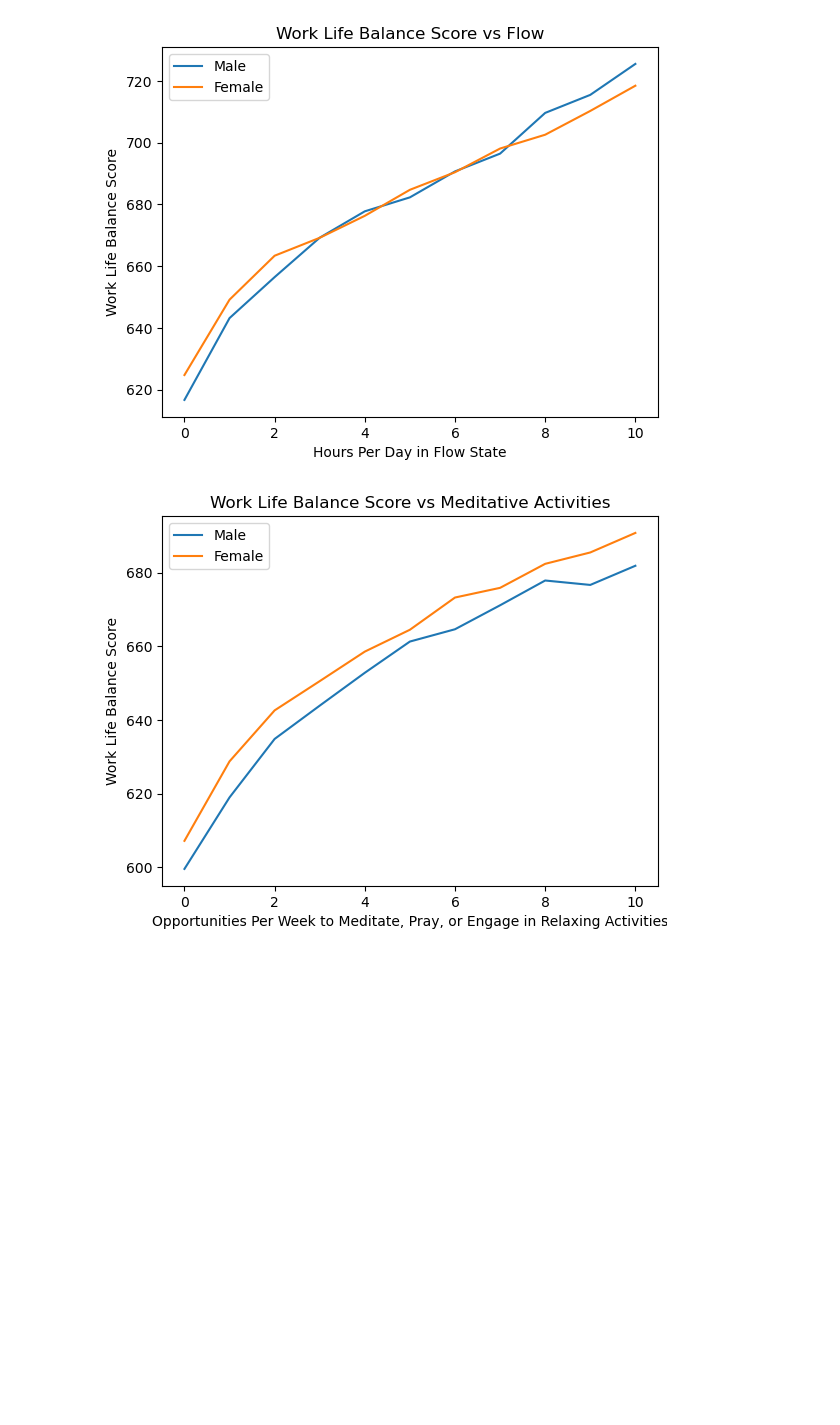
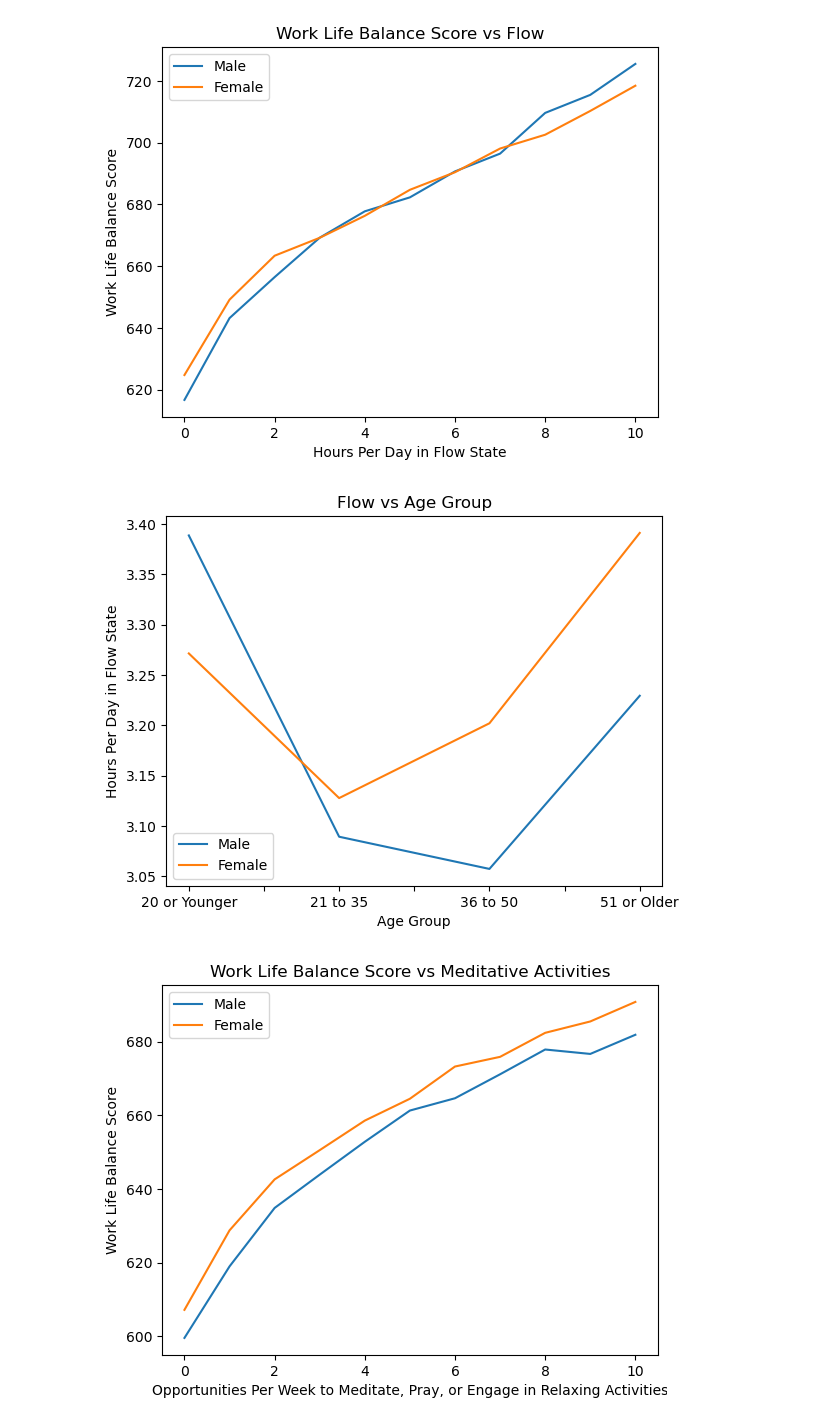
Before and after one commit to jenna-mk/Project_1, a Jupyter notebook: healthy_mind_analysis.ipynb, the cells around one changed output. Saved outputs shown, nothing was run; the diff lists cells and outputs as text; code cells hidden in the pictures; blank space fills up the shorter version.

```diff
--- a/healthy_mind_analysis.ipynb
+++ b/healthy_mind_analysis.ipynb
@@ -171,6 +171,23 @@ plt.legend(loc='best')
 plt.show()
 # %% [output]
 [figure]
+# %%
+# Plot flow vs age group
+male_flow_age = male_mental_health.groupby('Age')['Flow'].mean()
+female_flow_age = female_mental_health.groupby('Age')['Flow'].mean()
+
+# Plot the data
+male_flow_age.plot(label='Male')
+female_flow_age.plot(label='Female')
+
+# Create x and y labels and title
+plt.xlabel('Age Group')
+plt.ylabel('Hours Per Day in Flow State')
+plt.title('Flow vs Age Group')
+plt.legend(loc='best')
+plt.show()
+# %% [output]
+[figure, added]
 # %%
 # Group by meditative activities and take the average work life balance score of each group
 male_meditation = male_mental_health.groupby('Weekly Meditation')['Work Life Balance Score'].mean()
```
Also changed, not shown: parts of 1 cell of this notebook.
